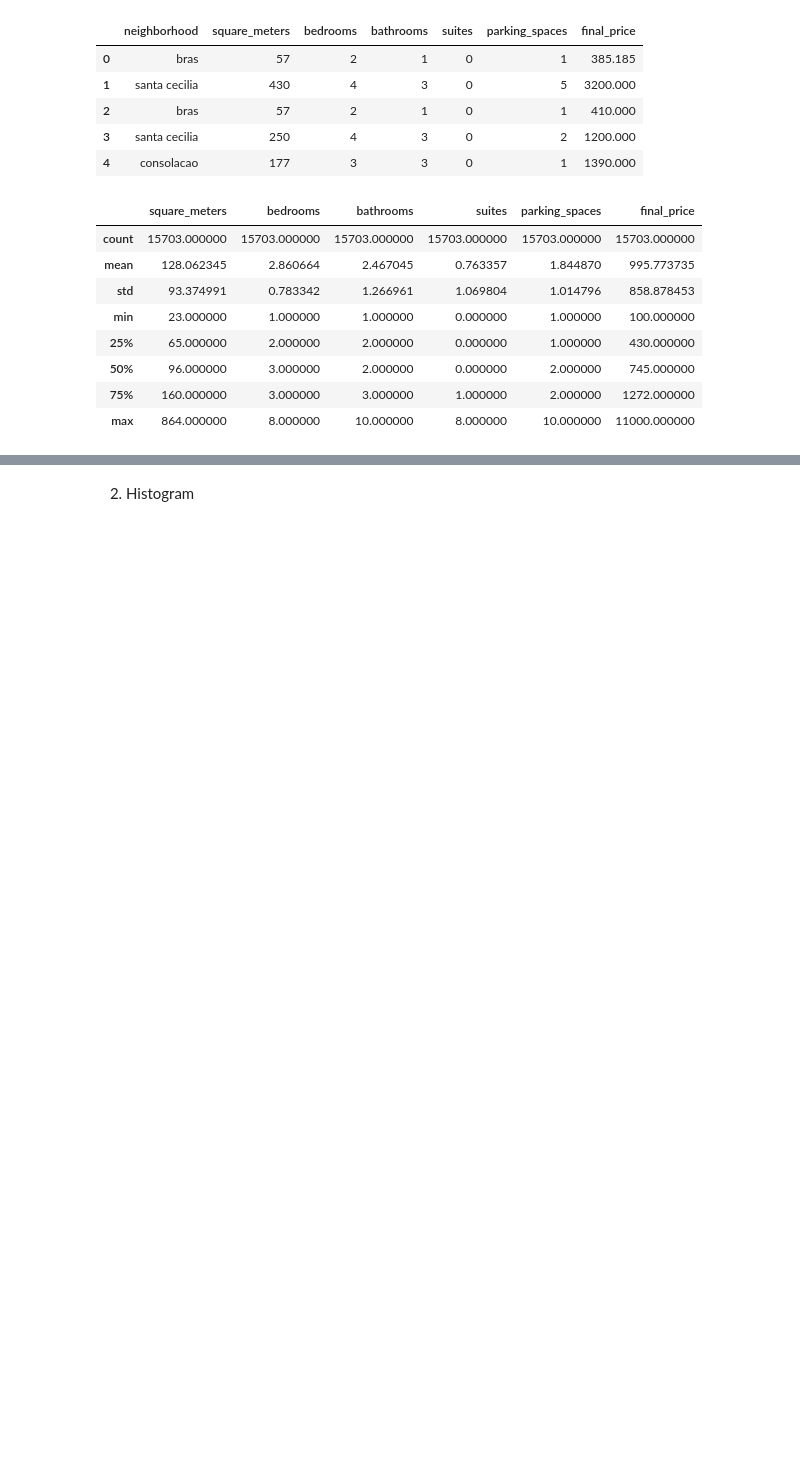
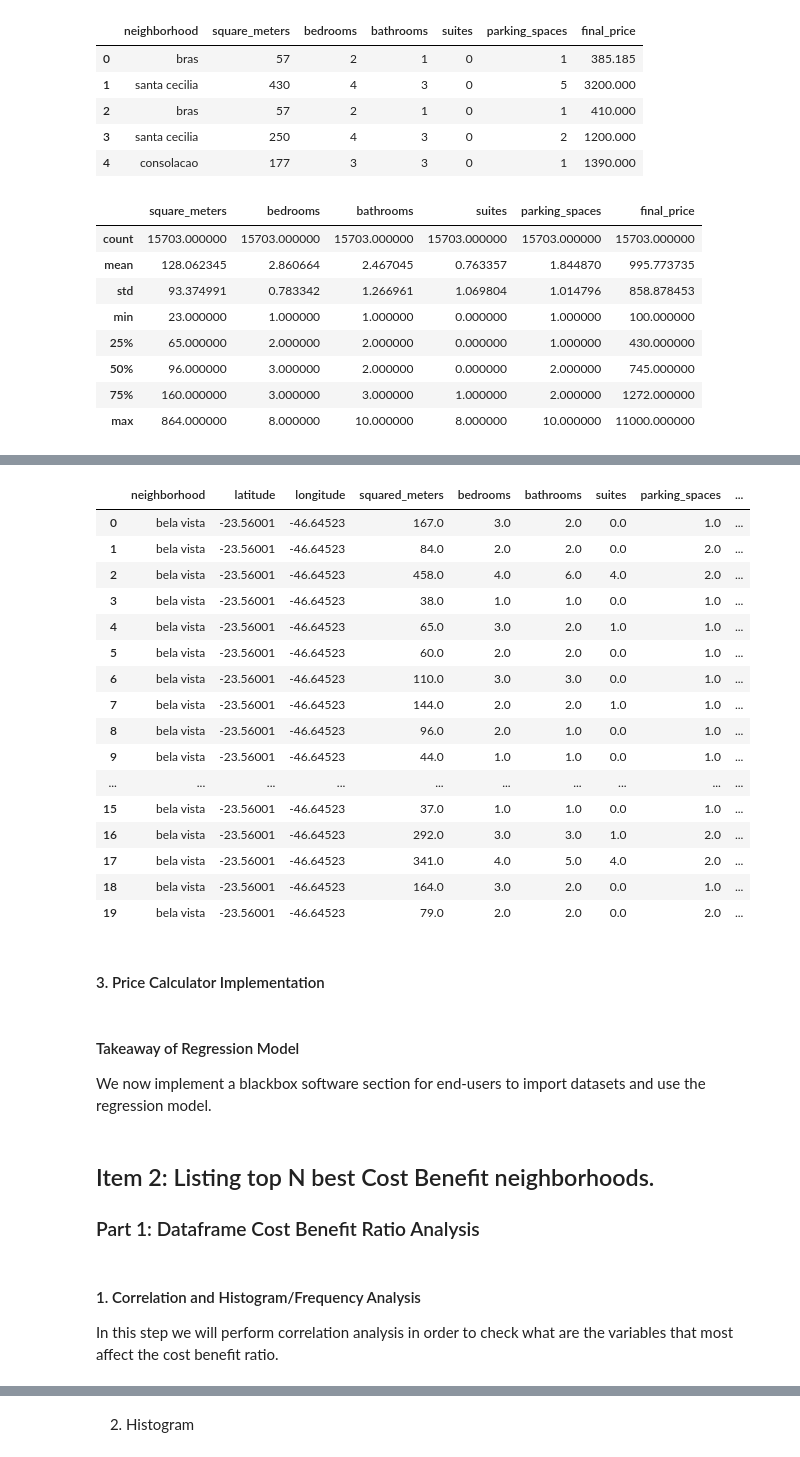
Before and after one commit to FernandoRFranca/Coursera_Capstone, a Jupyter notebook: Coursera Data Science Final Project.ipynb, the cells around one changed output, grey strips where cells are left out. Cells and saved outputs as stored; diff of their text form; code cells hidden in the pictures; blank space fills up the shorter version.

```diff
--- a/Coursera Data Science Final Project.ipynb
+++ b/Coursera Data Science Final Project.ipynb
@@ -195,0 +315,20 @@ corr_matrix = df.corr(method='pearson')
+# %%
+from sklearn.pipeline import Pipeline
+from sklearn.preprocessing import StandardScaler
+from sklearn.impute import SimpleImputer
+from sklearn.preprocessing import PolynomialFeatures
+from sklearn.linear_model import LinearRegression
+
+# Pipeline to process data entering the model.
+
+# 1. Imputer
+# 2. Standard Scaler
+# 3. Polynomial Features
+# 4. Linear Regression
+
+steps = [('imputer', SimpleImputer(strategy='median')), #Imputer
+                       ('std_scaler', StandardScaler()), ('mv_poly_features', PolynomialFeatures()), ('regression', LinearRegression())]
+
+parameters = [{'mv_poly_features__degree' : [1, 2, 3, 4, 5]}]
+
+reg_pipeline = Pipeline(steps)
@@ -195,0 +343,4 @@ corr_matrix = df.corr(method='pearson')
+# %%
+grid_search = GridSearchCV(reg_pipeline, parameters, cv=10, scoring='r2')
+# %%
+grid_search.fit(X_train, Y_train)
@@ -195,0 +410,4 @@ corr_matrix = df.corr(method='pearson')
+# %%
+print(X_test)
+estimated_price = grid_search.predict(X_test)
+print("Estimated price: ", estimated_price)
@@ -195,0 +433,39 @@ corr_matrix = df.corr(method='pearson')
+# %%
+result_df = pd.DataFrame({'latitude' : X_test[:,0], 'longitude': X_test[:,1], 'squared_meters' : X_test[:,2], 'bedrooms' : X_test[:,3], 'bathrooms' : X_test[:,4], 'suites' : X_test[:,5], 'parking_spaces' : X_test[:,6], 'estimated_price' : estimated_price})
+try:
+    result_df.to_csv('regression_result.csv')
+except:
+    pass
+# Inner join with neighborhood table (df_original)
+result_df = pd.merge(result_df,coord_df,on='latitude',how='inner')
+result_df.pop('longitude_y')
+result_df.rename(columns={'longitude_x' : 'longitude'}, inplace=True)
+
+neighborhood_column = result_df.pop('neighborhood')
+result_df.insert(0, 'neighborhood', neighborhood_column)
+
+result_df.head(20)
+# %% [output]
+|  | neighborhood | latitude | longitude | squared_meters | bedrooms | bathrooms | suites | parking_spaces | ... |
+| 0 | bela vista | -23.56001 | -46.64523 | 167.0 | 3.0 | 2.0 | 0.0 | 1.0 | ... |
+| 1 | bela vista | -23.56001 | -46.64523 | 84.0 | 2.0 | 2.0 | 0.0 | 2.0 | ... |
+| 2 | bela vista | -23.56001 | -46.64523 | 458.0 | 4.0 | 6.0 | 4.0 | 2.0 | ... |
+| 3 | bela vista | -23.56001 | -46.64523 | 38.0 | 1.0 | 1.0 | 0.0 | 1.0 | ... |
+| 4 | bela vista | -23.56001 | -46.64523 | 65.0 | 3.0 | 2.0 | 1.0 | 1.0 | ... |
+| 5 | bela vista | -23.56001 | -46.64523 | 60.0 | 2.0 | 2.0 | 0.0 | 1.0 | ... |
+| 6 | bela vista | -23.56001 | -46.64523 | 110.0 | 3.0 | 3.0 | 0.0 | 1.0 | ... |
+| 7 | bela vista | -23.56001 | -46.64523 | 144.0 | 2.0 | 2.0 | 1.0 | 1.0 | ... |
+| 8 | bela vista | -23.56001 | -46.64523 | 96.0 | 2.0 | 1.0 | 0.0 | 1.0 | ... |
+| 9 | bela vista | -23.56001 | -46.64523 | 44.0 | 1.0 | 1.0 | 0.0 | 1.0 | ... |
+| ... | ... | ... | ... | ... | ... | ... | ... | ... | ... |
+| 15 | bela vista | -23.56001 | -46.64523 | 37.0 | 1.0 | 1.0 | 0.0 | 1.0 | ... |
+| 16 | bela vista | -23.56001 | -46.64523 | 292.0 | 3.0 | 3.0 | 1.0 | 2.0 | ... |
+| 17 | bela vista | -23.56001 | -46.64523 | 341.0 | 4.0 | 5.0 | 4.0 | 2.0 | ... |
+| 18 | bela vista | -23.56001 | -46.64523 | 164.0 | 3.0 | 2.0 | 0.0 | 1.0 | ... |
+| 19 | bela vista | -23.56001 | -46.64523 | 79.0 | 2.0 | 2.0 | 0.0 | 2.0 | ... |
+# %% [markdown]
+#### 3. Price Calculator Implementation
+# %% [markdown]
+#### Takeaway of Regression Model
+
+We now implement a blackbox software section for end-users to import datasets and use the regression model.
@@ -195,0 +476,9 @@ corr_matrix = df.corr(method='pearson')
+# %% [markdown]
+## Item 2: Listing top N best Cost Benefit neighborhoods.
+
+### Part 1: Dataframe Cost Benefit Ratio Analysis
+# %% [markdown]
+#### 1. Correlation and Histogram/Frequency Analysis
+
+
+In this step we will perform correlation analysis in order to check what are the variables that most affect the cost benefit ratio.
```
Also changed, not shown: parts of 100 cells of this notebook, 6 other files.
